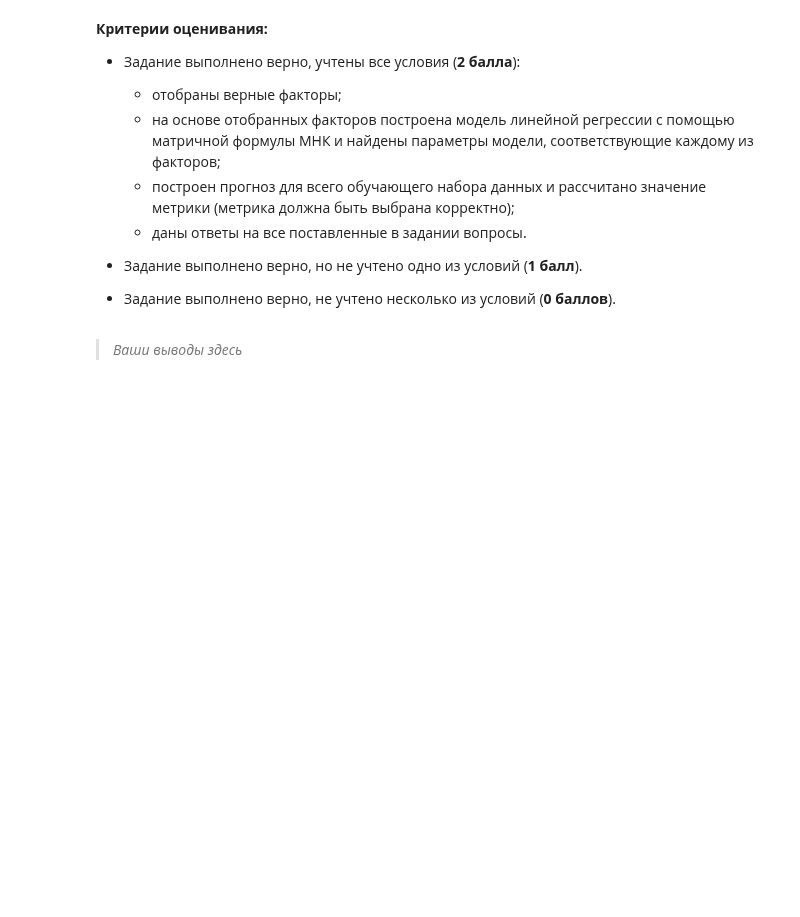
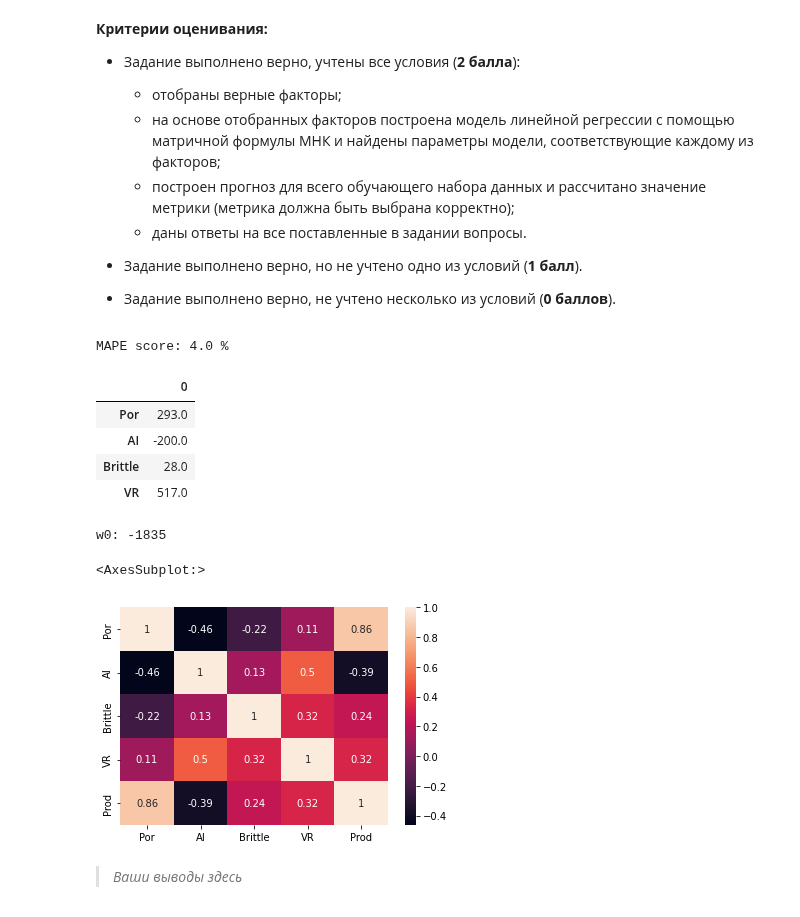
Before and after one commit to d3enjan/sf_data_science, a Jupyter notebook: skillfactory/MATH&ML-2. Линейная алгебра в контексте линейных методов. Часть II/MATH-ML-2. Практика. Ноутбук-шаблон.ipynb, the cells around one changed output. Drawn from its saved outputs; the diff is of its cells as text; code cells hidden in the pictures; blank space fills up the shorter version.

```diff
--- a/skillfactory/MATH&ML-2. Линейная алгебра в контексте линейных методов. Часть II/MATH-ML-2. Практика. Ноутбук-шаблон.ipynb
+++ b/skillfactory/MATH&ML-2. Линейная алгебра в контексте линейных методов. Часть II/MATH-ML-2. Практика. Ноутбук-шаблон.ipynb
@@ -303,6 +316,32 @@ R2 score: 0.96
 - Задание выполнено верно, не учтено несколько из условий (**0 баллов**).
 # %%
 # Ваш код здесь
+data.drop(['Well', 'Perm', 'TOC'], axis=1, inplace=True) # Исключаем сильно коррелированные мажду собою данне
+X = data.drop(['Prod'], axis=1) # отделяем целевую переменную
+X = np.column_stack((np.ones(200), X)) # в матрицу Х добавляем столбец из единиц
+y = data['Prod'] # целевая переменная
+coef = np.linalg.lstsq(X, y, rcond=None) # Модель линейной регрессии по МНК, откуда возьмем вектор коэффициентов.
+y_pred = coef[0]@X.T # Делаем предсказание
+print('MAPE score: {:.1f} %'.format(metrics.mean_absolute_percentage_error(y, y_pred)*100))
+
+datacolums = data.drop(['Prod'], axis=1)
+round(pd.DataFrame(coef[0][1:], datacolums.columns), 0)
+print('w0: {:.0f}'.format(round(coef[0][0]))) # коэффициент свободного члена
+sns.heatmap(data.corr(), annot=True)
+
+
+
+# Сделать прогноз и сравнить полученные метрики
+# %% [output]
+MAPE score: 4.0 %
+|  | 0 |
+| Por | 293.0 |
+| AI | -200.0 |
+| Brittle | 28.0 |
+| VR | 517.0 |
+w0: -1835
+<AxesSubplot:>
+[figure, added]
 # %% [markdown]
 > *Ваши выводы здесь*
 # %% [markdown]
```
Also changed, not shown: parts of 4 cells of this notebook.
